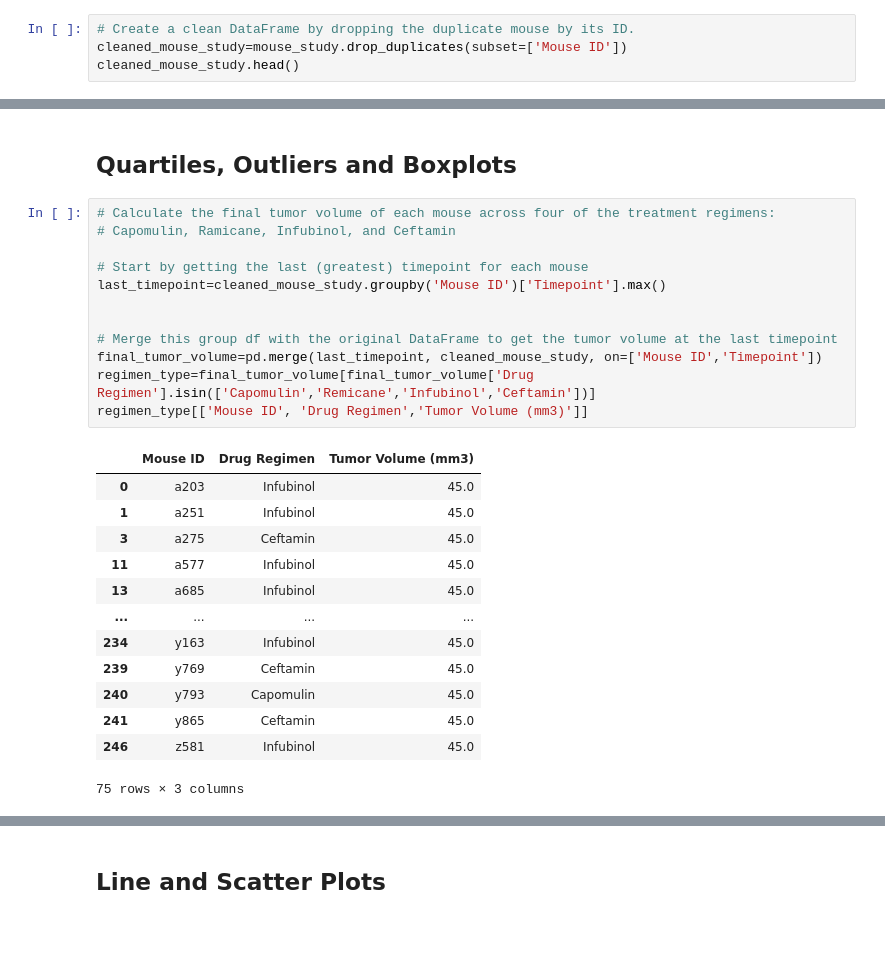
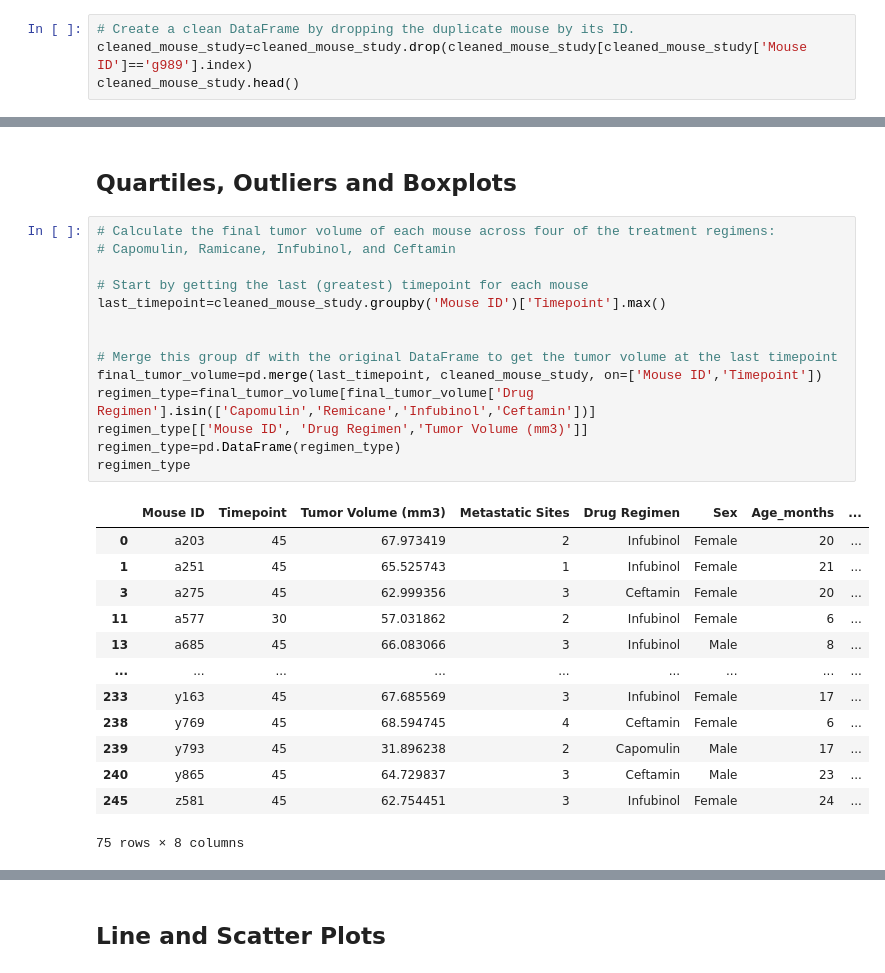
Before and after one commit to SaloumBouchaaya/Pymaceuticals_Challenge, a Jupyter notebook: pymaceuticals_WKBOOK_starter.ipynb, the cells around one changed output, grey strips where cells are left out. Cells and saved outputs as stored; diff of their text form; blank space fills up the shorter version.

```diff
--- a/pymaceuticals_WKBOOK_starter.ipynb
+++ b/pymaceuticals_WKBOOK_starter.ipynb
@@ -70,7 +66,7 @@ duplicate_mouse
 | 1592 | g989 | 35 | 62.570880 | 2 | Propriva | Female | 21 | ... |
 # %%
 # Create a clean DataFrame by dropping the duplicate mouse by its ID.
-cleaned_mouse_study=mouse_study.drop_duplicates(subset=['Mouse ID'])
+cleaned_mouse_study=cleaned_mouse_study.drop(cleaned_mouse_study[cleaned_mouse_study['Mouse ID']=='g989'].index)
 cleaned_mouse_study.head()
 # %% [output]
 |  | Mouse ID | Timepoint | Tumor Volume (mm3) | Metastatic Sites | Drug Regimen | Sex | Age_months | ... |
@@ -190,29 +187,31 @@ plt.show()
 # %%
 # Calculate the final tumor volume of each mouse across four of the treatment regimens:
 # Capomulin, Ramicane, Infubinol, and Ceftamin
 
 # Start by getting the last (greatest) timepoint for each mouse
 last_timepoint=cleaned_mouse_study.groupby('Mouse ID')['Timepoint'].max()
 
 
 # Merge this group df with the original DataFrame to get the tumor volume at the last timepoint
 final_tumor_volume=pd.merge(last_timepoint, cleaned_mouse_study, on=['Mouse ID','Timepoint'])
 regimen_type=final_tumor_volume[final_tumor_volume['Drug Regimen'].isin(['Capomulin','Remicane','Infubinol','Ceftamin'])]
 regimen_type[['Mouse ID', 'Drug Regimen','Tumor Volume (mm3)']]
+regimen_type=pd.DataFrame(regimen_type)
+regimen_type
 # %% [output]
-|  | Mouse ID | Drug Regimen | Tumor Volume (mm3) |
-| 0 | a203 | Infubinol | 45.0 |
-| 1 | a251 | Infubinol | 45.0 |
-| 3 | a275 | Ceftamin | 45.0 |
-| 11 | a577 | Infubinol | 45.0 |
-| 13 | a685 | Infubinol | 45.0 |
-| ... | ... | ... | ... |
-| 234 | y163 | Infubinol | 45.0 |
-| 239 | y769 | Ceftamin | 45.0 |
-| 240 | y793 | Capomulin | 45.0 |
-| 241 | y865 | Ceftamin | 45.0 |
-| 246 | z581 | Infubinol | 45.0 |
+|  | Mouse ID | Timepoint | Tumor Volume (mm3) | Metastatic Sites | Drug Regimen | Sex | Age_months | ... |
+| 0 | a203 | 45 | 67.973419 | 2 | Infubinol | Female | 20 | ... |
+| 1 | a251 | 45 | 65.525743 | 1 | Infubinol | Female | 21 | ... |
+| 3 | a275 | 45 | 62.999356 | 3 | Ceftamin | Female | 20 | ... |
+| 11 | a577 | 30 | 57.031862 | 2 | Infubinol | Female | 6 | ... |
+| 13 | a685 | 45 | 66.083066 | 3 | Infubinol | Male | 8 | ... |
+| ... | ... | ... | ... | ... | ... | ... | ... | ... |
+| 233 | y163 | 45 | 67.685569 | 3 | Infubinol | Female | 17 | ... |
+| 238 | y769 | 45 | 68.594745 | 4 | Ceftamin | Female | 6 | ... |
+| 239 | y793 | 45 | 31.896238 | 2 | Capomulin | Male | 17 | ... |
+| 240 | y865 | 45 | 64.729837 | 3 | Ceftamin | Male | 23 | ... |
+| 245 | z581 | 45 | 62.754451 | 3 | Infubinol | Female | 24 | ... |
-75 rows × 3 columns
+75 rows × 8 columns
 # %%
 # Put treatments into a list for for loop (and later for plot labels)
 treatments=["Capomulin", "Ramicane", "Infubinol", "Ceftamin"]
```
Also changed, not shown: parts of 13 cells of this notebook.
